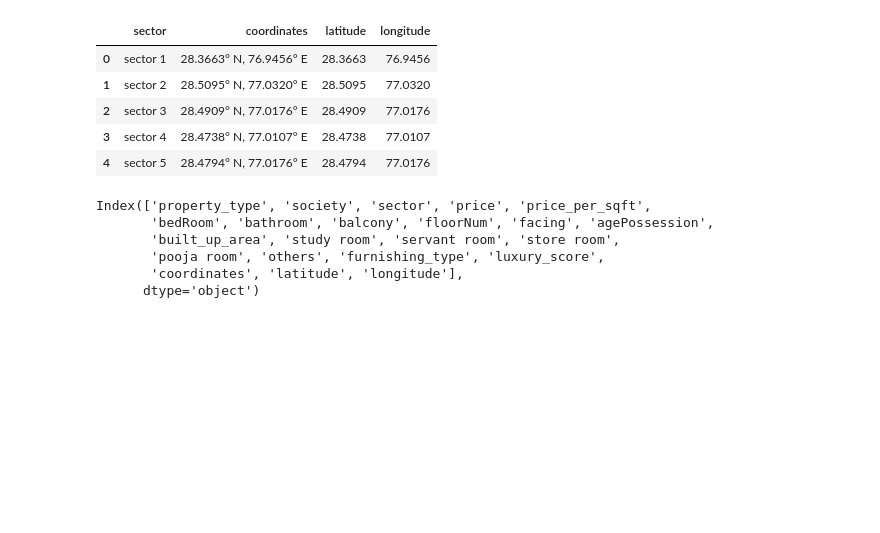
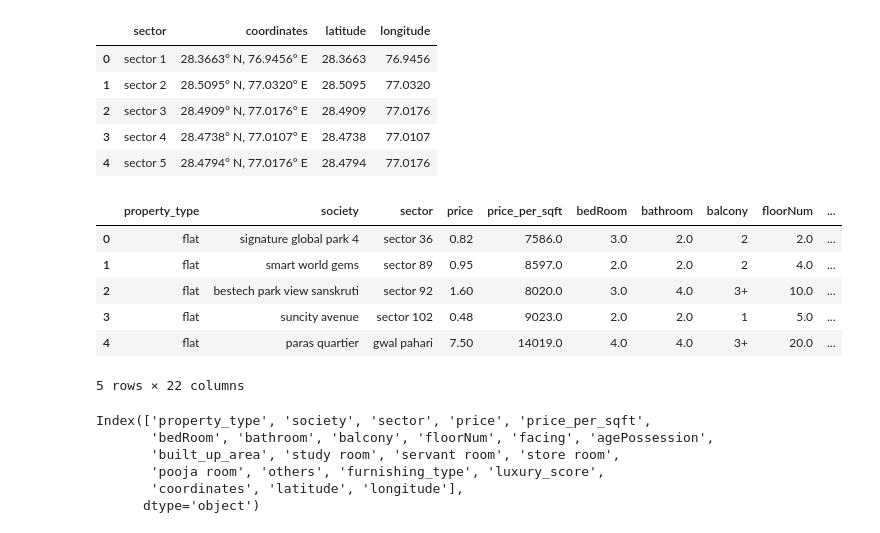
Before and after one commit to Mauryagopal/REAL-ESTATE-INSIGHTS-PLATFORM, a Jupyter notebook: Notebooks/Feature_Engineering_files/data-visualization.ipynb, the cells around one changed output. Drawn from its saved outputs; the diff is of its cells as text; code cells hidden in the pictures; blank space fills up the shorter version.

```diff
--- a/Notebooks/Feature_Engineering_files/data-visualization.ipynb
+++ b/Notebooks/Feature_Engineering_files/data-visualization.ipynb
@@ -52,6 +52,16 @@ latlong.head()
 | 4 | sector 5 | 28.4794° N, 77.0176° E | 28.4794 | 77.0176 |
 # %%
 new_df = df.merge(latlong, on='sector')
+# %%
+new_df.head()
+# %% [output]
+|  | property_type | society | sector | price | price_per_sqft | bedRoom | bathroom | balcony | floorNum | ... |
+| 0 | flat | signature global park 4 | sector 36 | 0.82 | 7586.0 | 3.0 | 2.0 | 2 | 2.0 | ... |
+| 1 | flat | smart world gems | sector 89 | 0.95 | 8597.0 | 2.0 | 2.0 | 2 | 4.0 | ... |
+| 2 | flat | bestech park view sanskruti | sector 92 | 1.60 | 8020.0 | 3.0 | 4.0 | 3+ | 10.0 | ... |
+| 3 | flat | suncity avenue | sector 102 | 0.48 | 9023.0 | 2.0 | 2.0 | 1 | 5.0 | ... |
+| 4 | flat | paras quartier | gwal pahari | 7.50 | 14019.0 | 4.0 | 4.0 | 3+ | 20.0 | ... |
+5 rows × 22 columns
 # %%
 new_df.columns
 # %% [output]
```
Also changed, not shown: parts of 4 cells of this notebook, 1 other file.
